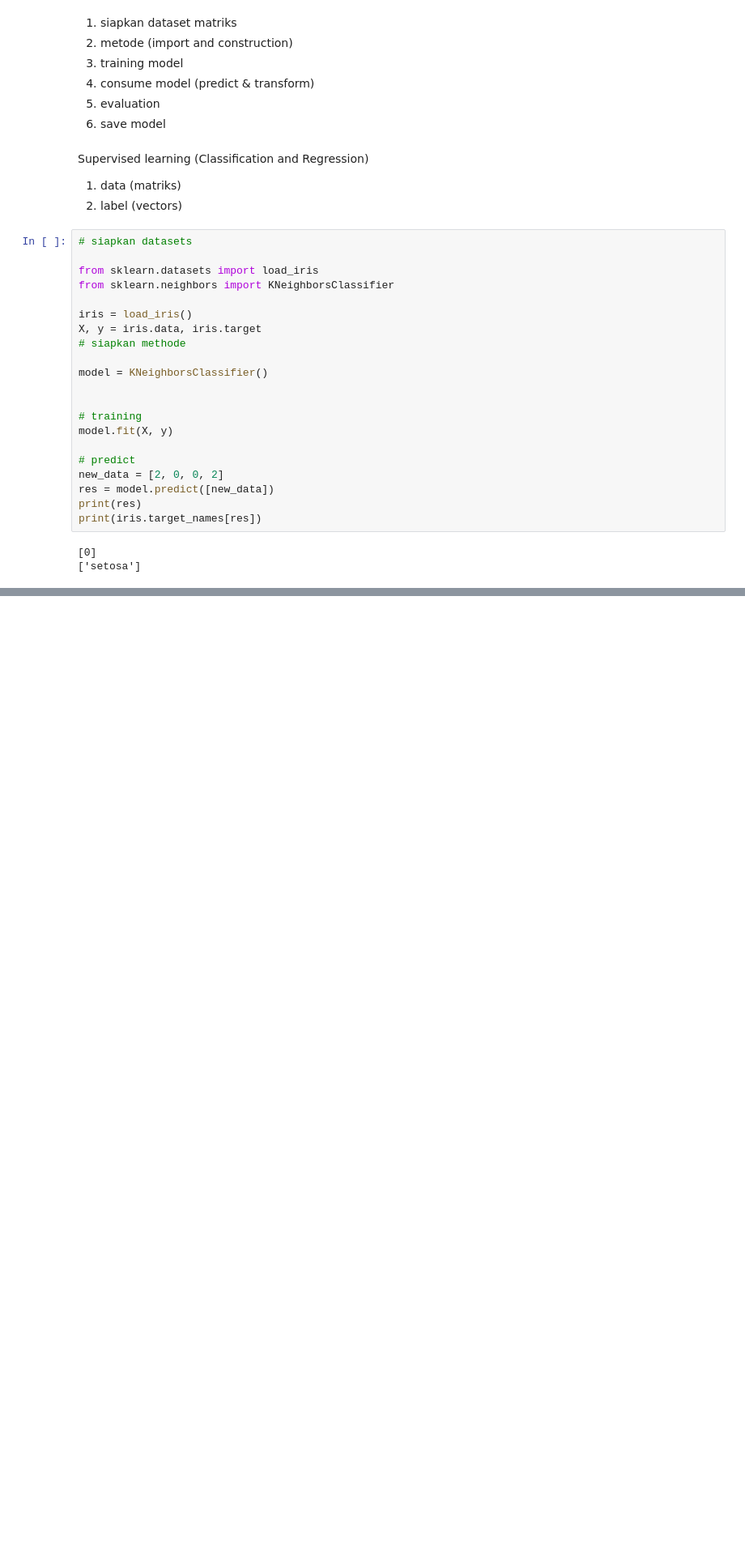
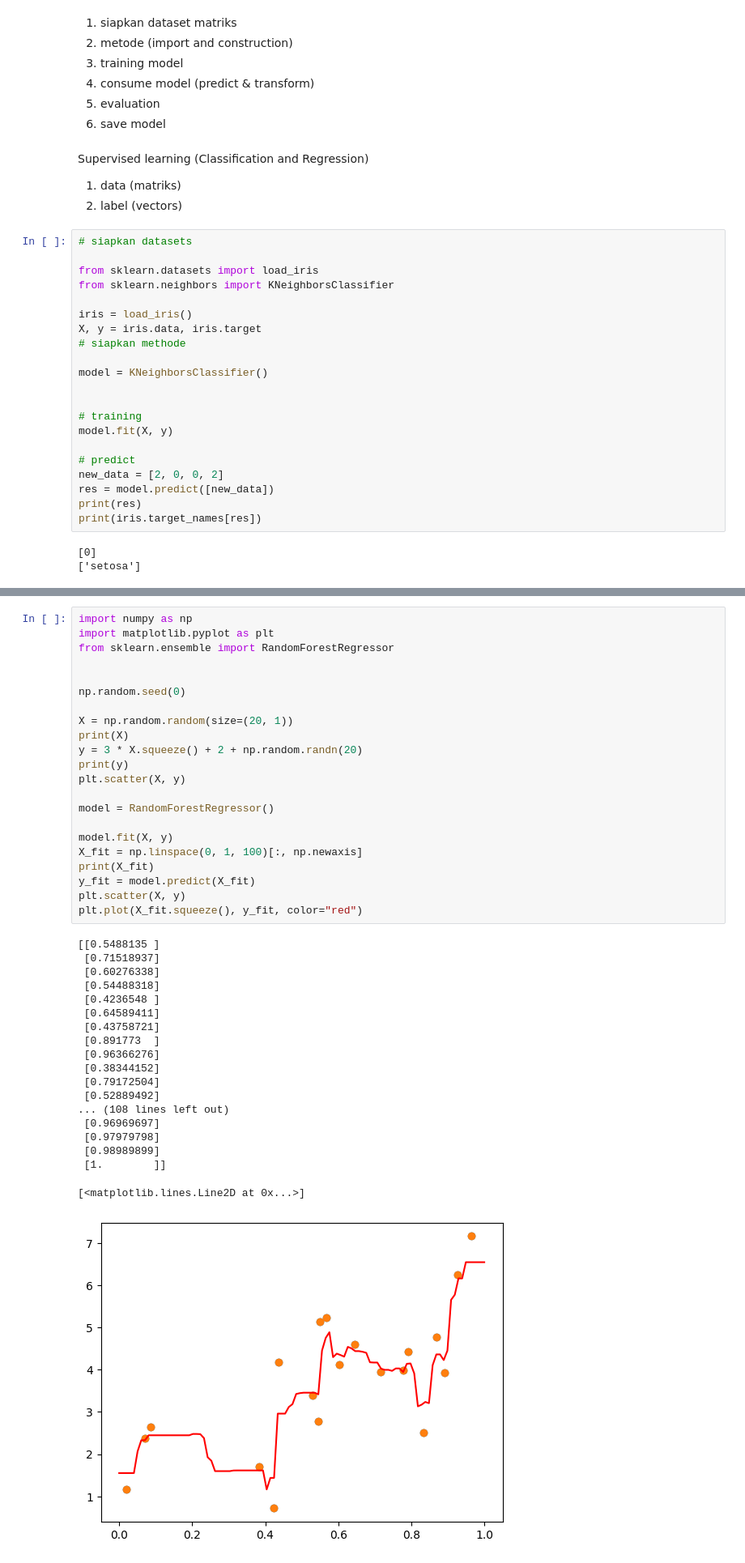
Before and after one commit to ahmdbnrsl/From-Python-to-ML, a Jupyter notebook: BASIC_ML/basic_sklearn.ipynb, the cells around one changed output, grey strips where cells are left out. Shown: that part at 81% size. Drawn from its saved outputs; the diff is of its cells as text; blank space fills up the shorter version.

Commit message:
feat: Basic ML(sklearn)

```diff
--- a/BASIC_ML/basic_sklearn.ipynb
+++ b/BASIC_ML/basic_sklearn.ipynb
@@ -183,0 +194,42 @@ plt.plot(X_fit.squeeze(), y_fit, color="red")
+# %%
+import numpy as np
+import matplotlib.pyplot as plt
+from sklearn.ensemble import RandomForestRegressor
+
+
+np.random.seed(0)
+
+X = np.random.random(size=(20, 1))
+print(X)
+y = 3 * X.squeeze() + 2 + np.random.randn(20)
+print(y)
+plt.scatter(X, y)
+
+model = RandomForestRegressor()
+
+model.fit(X, y)
+X_fit = np.linspace(0, 1, 100)[:, np.newaxis]
+print(X_fit)
+y_fit = model.predict(X_fit)
+plt.scatter(X, y)
+plt.plot(X_fit.squeeze(), y_fit, color="red")
+# %% [output]
+[[0.5488135 ]
+ [0.71518937]
+ [0.60276338]
+ [0.54488318]
+ [0.4236548 ]
+ [0.64589411]
+ [0.43758721]
+ [0.891773  ]
+ [0.96366276]
+ [0.38344152]
+ [0.79172504]
+ [0.52889492]
+... (108 lines left out)
+ [0.96969697]
+ [0.97979798]
+ [0.98989899]
+ [1.        ]]
+[<matplotlib.lines.Line2D at 0x...>]
+[figure, added]
```
Also changed, not shown: parts of 5 cells of this notebook.
